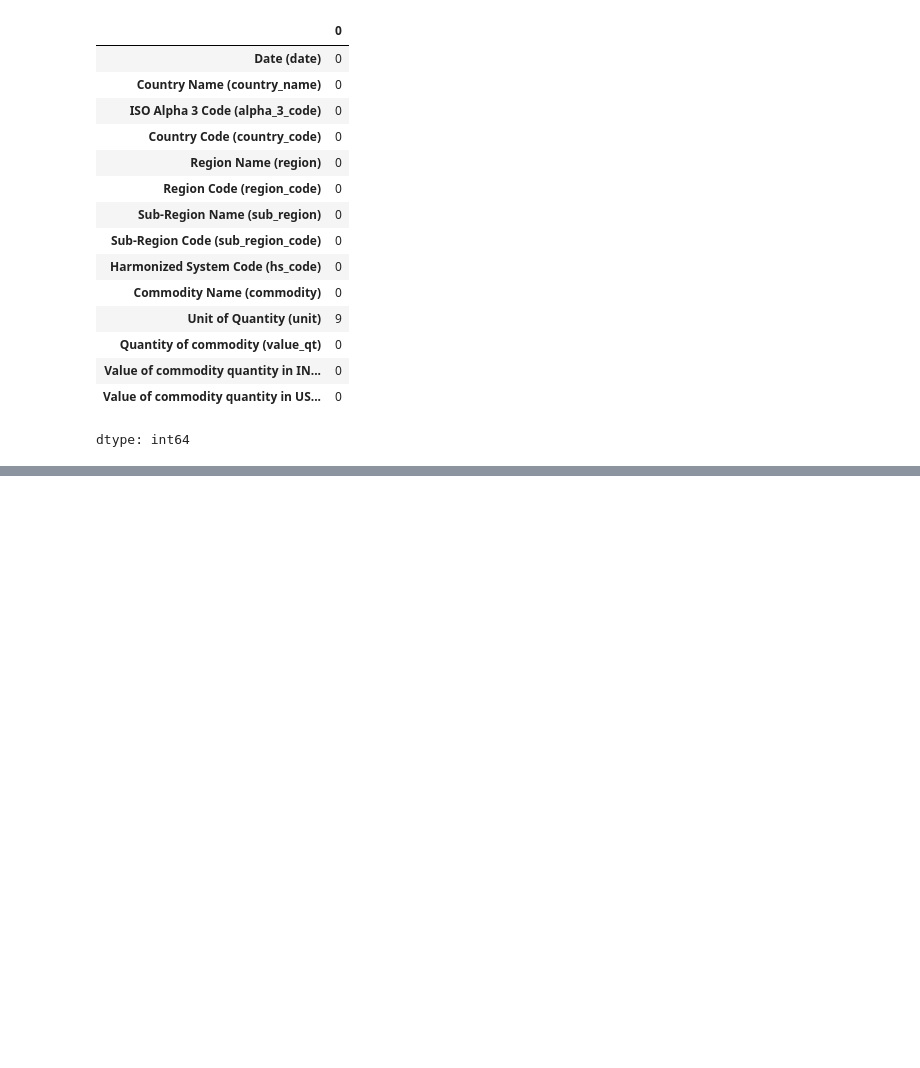
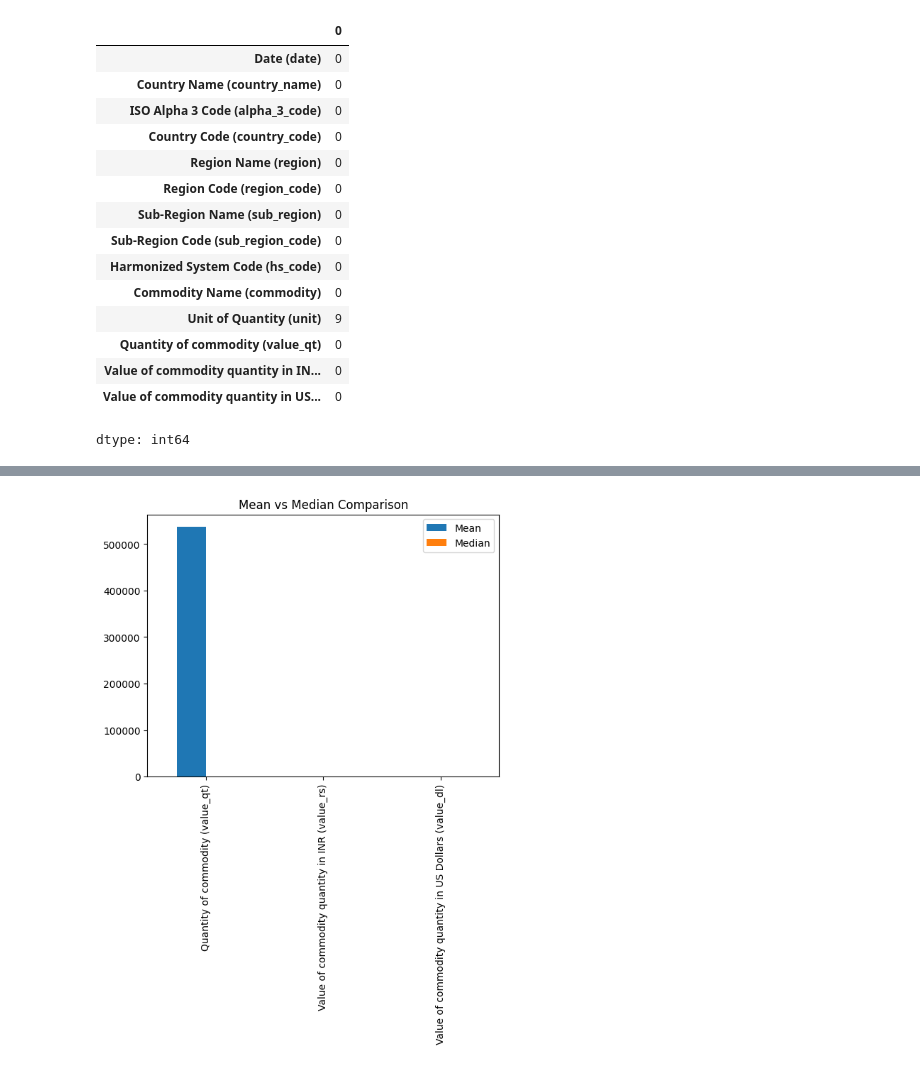
Before and after one commit to Divya-DataAnalystPortfolio/India-s-Imports-Trade-Insights-from-Asian-Countries-Using-Python, a Jupyter notebook: Final_Project_India’s_Imports_Trade_Insights_from_Asian_Countries_Using_Python.ipynb, the cells around one changed output, grey strips where cells are left out. Drawn from its saved outputs; the diff is of its cells as text; code cells hidden in the pictures; blank space fills up the shorter version.

```diff
--- a/Final_Project_India’s_Imports_Trade_Insights_from_Asian_Countries_Using_Python.ipynb
+++ b/Final_Project_India’s_Imports_Trade_Insights_from_Asian_Countries_Using_Python.ipynb
@@ -226,0 +793,13 @@ dtype: int64
+# %%
+# Bar Chart - Mean vs Median (Statistical Visualization)
+stats_df = pd.DataFrame({
+    'Mean': df[num_cols].mean(),
+    'Median': df[num_cols].median()
+})
+
+stats_df.plot(kind='bar')
+
+plt.title("Mean vs Median Comparison")
+plt.show()
+# %% [output]
+[figure, added]
```
Also changed, not shown: parts of 114 cells of this notebook.
